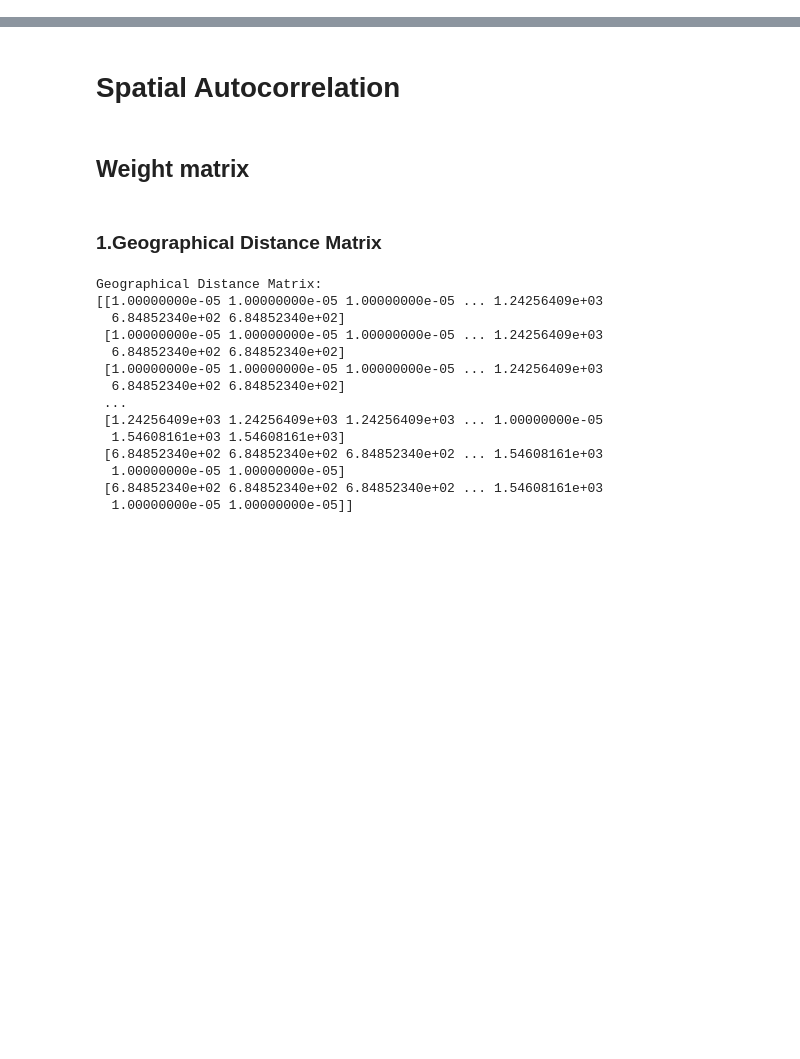
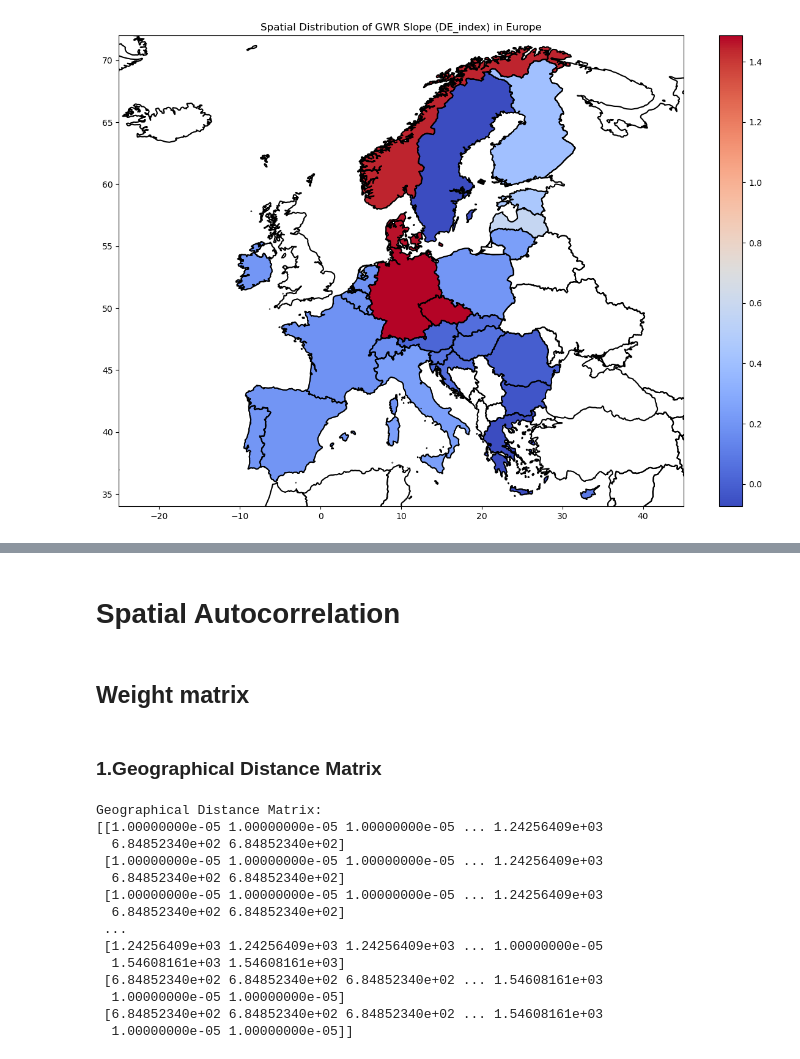
Before and after one commit to HumphreyHZ/CASA0004, a Jupyter notebook: Code.ipynb, the cells around one changed output, grey strips where cells are left out. Drawn from its saved outputs; the diff is of its cells as text; code cells hidden in the pictures; blank space fills up the shorter version.

```diff
--- a/Code.ipynb
+++ b/Code.ipynb
@@ -120,0 +300,9 @@ data.to_csv('DE_Level.csv', index=False)
+# %%
+# Filter Europe countries from the world shapefile
+europe_countries = [
+    'AUT', 'BEL', 'BGR', 'HRV', 'CYP', 'CZE', 'DNK', 'EST', 'FIN',
+    'FRA', 'DEU', 'GRC', 'HUN', 'IRL', 'ITA', 'LVA', 'LTU', 'LUX',
+    'MLT', 'NLD', 'NOR', 'POL', 'PRT', 'ROU', 'SVK', 'SVN', 'ESP',
+    'SWE', 'CHE'
+]
+europe = world2[world2['ISO3'].isin(europe_countries)]
@@ -120,0 +315,25 @@ data.to_csv('DE_Level.csv', index=False)
+# %%
+# Ensure the Europe shapefile has the correct CRS
+europe.set_crs(epsg=4326, allow_override=True)
+
+# Merge GWR results with Europe shapefile based on ISO3 codes
+gdf = gdf.set_index('ISO3')
+europe = europe.set_index('ISO3')
+
+# Calculate the average slope for each country
+average_slopes = gdf.groupby('ISO3')['GWR_slope'].mean()
+europe['GWR_slope'] = average_slopes
+
+# Plot the map for the slope values, focusing on Europe
+fig, ax = plt.subplots(1, 1, figsize=(15, 10))
+world2.boundary.plot(ax=ax, color='black')
+europe.plot(column='GWR_slope', cmap='coolwarm', legend=True, ax=ax, edgecolor='black')
+ax.set_title('Spatial Distribution of GWR Slope (DE_index) in Europe')
+
+# Set the extent to focus on Europe
+ax.set_xlim([-25, 45])
+ax.set_ylim([34, 72])
+
+plt.show()
+# %% [output]
+[figure, added]
```
Also changed, not shown: parts of 48 cells of this notebook.
